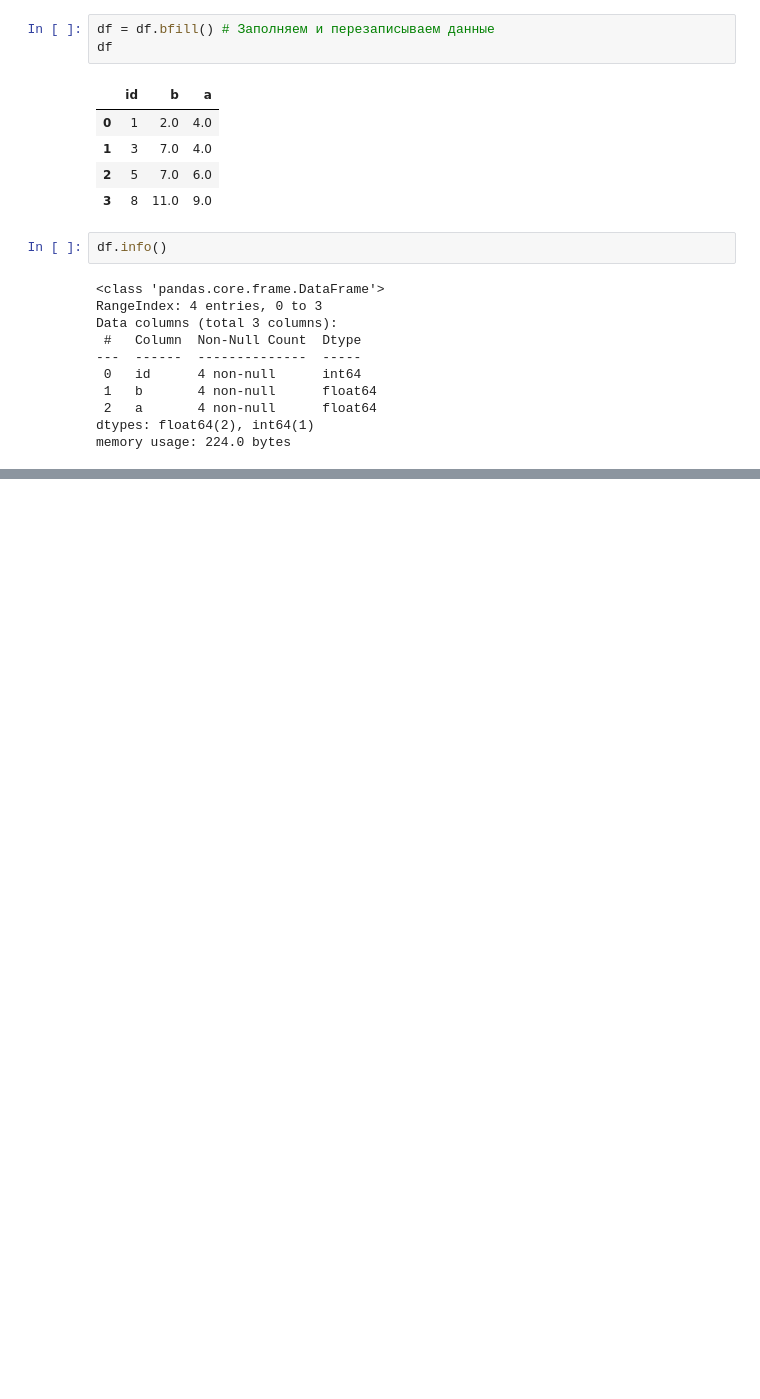
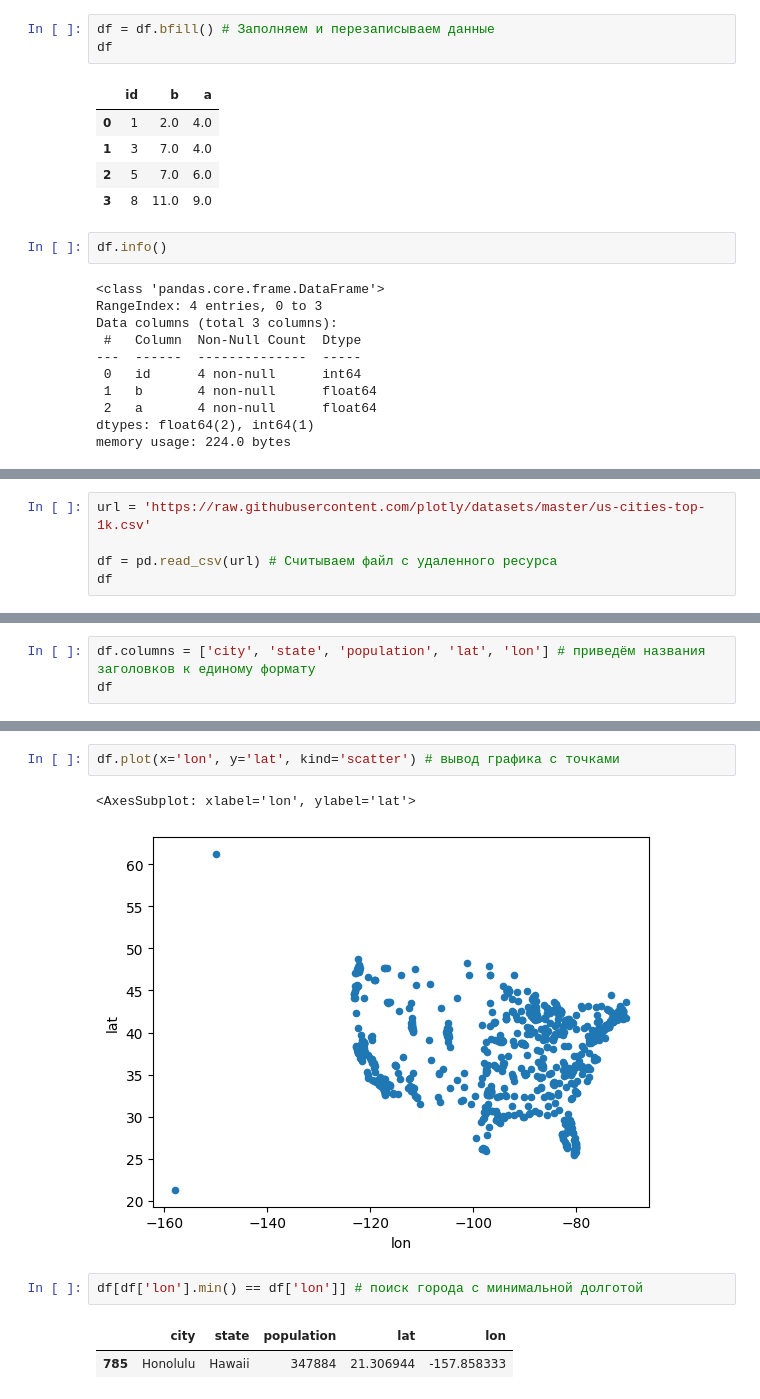
Before and after one commit to rassafel/PythonAI-learn-2022-2023, a Jupyter notebook: pandas_work.ipynb, the cells around one changed output, grey strips where cells are left out. Drawn from its saved outputs; the diff is of its cells as text; blank space fills up the shorter version.

Commit message:
Add work with plot in pandas work

```diff
--- a/pandas_work.ipynb
+++ b/pandas_work.ipynb
@@ -467,0 +528,5 @@ memory usage: 224.0 bytes
+# %%
+url = 'https://raw.githubusercontent.com/plotly/datasets/master/us-cities-top-1k.csv'
+
+df = pd.read_csv(url) # Считываем файл с удаленного ресурса
+df
@@ -467,0 +547,3 @@ memory usage: 224.0 bytes
+# %%
+df.columns = ['city', 'state', 'population', 'lat', 'lon'] # приведём названия заголовков к единому формату
+df
@@ -467,0 +631,10 @@ memory usage: 224.0 bytes
+# %%
+df.plot(x='lon', y='lat', kind='scatter') # вывод графика с точками
+# %% [output]
+<AxesSubplot: xlabel='lon', ylabel='lat'>
+[figure, added]
+# %%
+df[df['lon'].min() == df['lon']] # поиск города с минимальной долготой
+# %% [output]
+|  | city | state | population | lat | lon |
+| 785 | Honolulu | Hawaii | 347884 | 21.306944 | -157.858333 |
```
Also changed, not shown: parts of 23 cells of this notebook.
